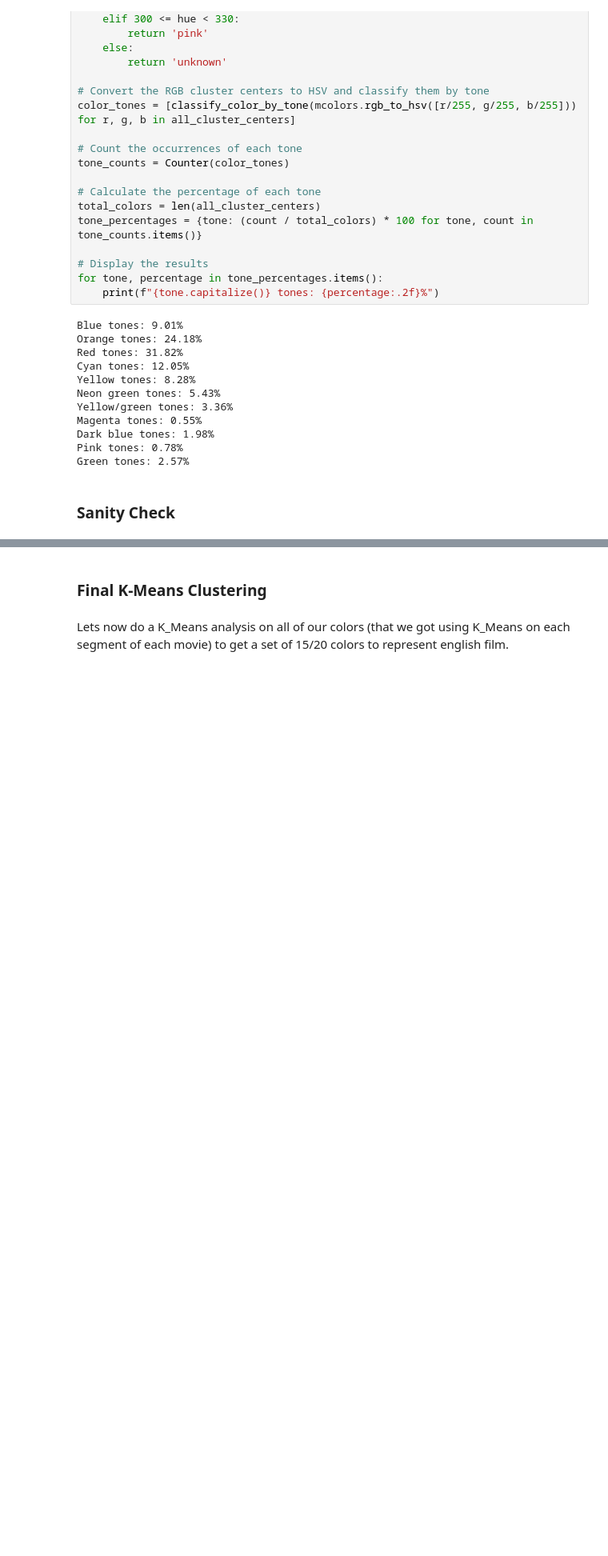
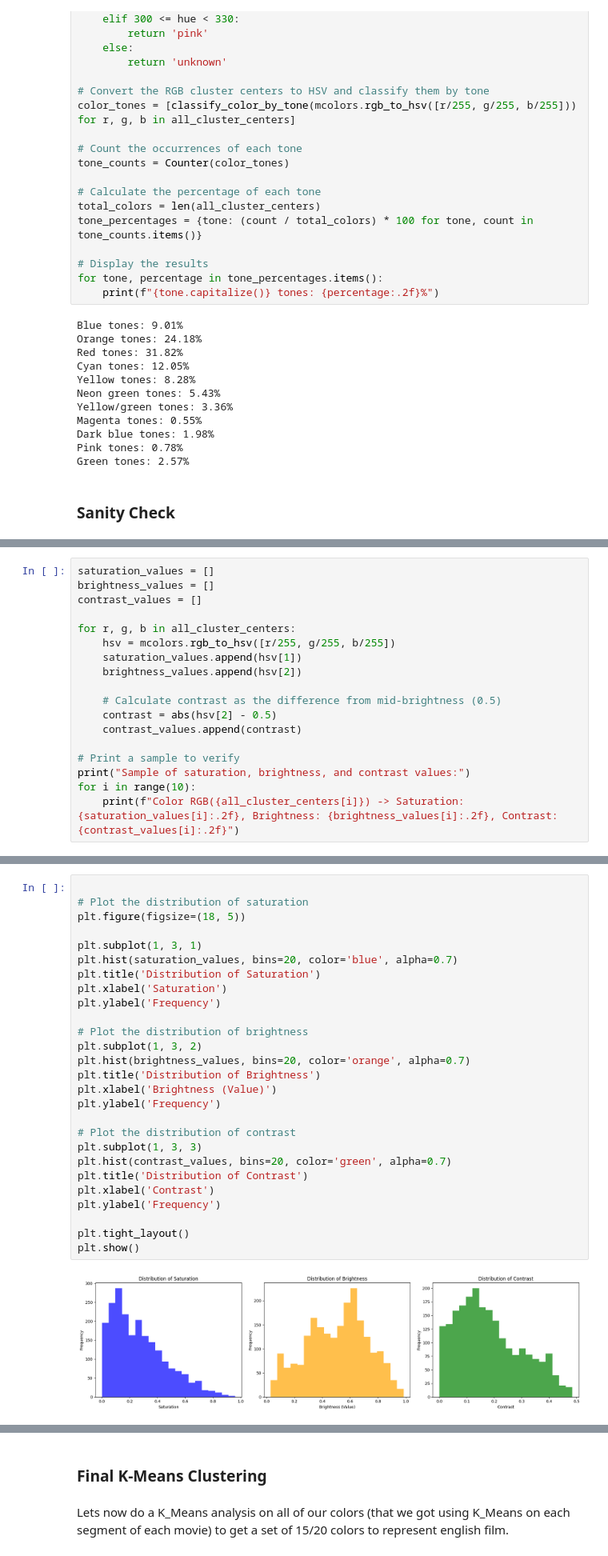
Before and after one commit to Rishab-Sudhir/Data-Science-Project---Colors-Of-Romance, a Jupyter notebook: English-Analysis/English_K_means_&_Color_Analysis_.ipynb, the cells around one changed output, grey strips where cells are left out. Shown at 80% size. Drawn from its saved outputs; the diff is of its cells as text; blank space fills up the shorter version.

Commit message:
Updated English analysis to look into filter usage
more specifically brightness, saturation, contrast and color_temperature

```diff
--- a/English-Analysis/English_K_means_&_Color_Percentages_Analysis_.ipynb
+++ b/English-Analysis/English_K_means_&_Color_Analysis_.ipynb
@@ -491,0 +516,18 @@ Green: 56 colors (2.57%)
+# %%
+saturation_values = []
+brightness_values = []
+contrast_values = []
+
+for r, g, b in all_cluster_centers:
+    hsv = mcolors.rgb_to_hsv([r/255, g/255, b/255])
+    saturation_values.append(hsv[1])
+    brightness_values.append(hsv[2])
+
+    # Calculate contrast as the difference from mid-brightness (0.5)
+    contrast = abs(hsv[2] - 0.5)
+    contrast_values.append(contrast)
+
+# Print a sample to verify
+print("Sample of saturation, brightness, and contrast values:")
+for i in range(10):
+    print(f"Color RGB({all_cluster_centers[i]}) -> Saturation: {saturation_values[i]:.2f}, Brightness: {brightness_values[i]:.2f}, Contrast: {contrast_values[i]:.2f}")
@@ -491,0 +546,29 @@ Green: 56 colors (2.57%)
+# %%
+
+# Plot the distribution of saturation
+plt.figure(figsize=(18, 5))
+
+plt.subplot(1, 3, 1)
+plt.hist(saturation_values, bins=20, color='blue', alpha=0.7)
+plt.title('Distribution of Saturation')
+plt.xlabel('Saturation')
+plt.ylabel('Frequency')
+
+# Plot the distribution of brightness
+plt.subplot(1, 3, 2)
+plt.hist(brightness_values, bins=20, color='orange', alpha=0.7)
+plt.title('Distribution of Brightness')
+plt.xlabel('Brightness (Value)')
+plt.ylabel('Frequency')
+
+# Plot the distribution of contrast
+plt.subplot(1, 3, 3)
+plt.hist(contrast_values, bins=20, color='green', alpha=0.7)
+plt.title('Distribution of Contrast')
+plt.xlabel('Contrast')
+plt.ylabel('Frequency')
+
+plt.tight_layout()
+plt.show()
+# %% [output]
+[figure, added]
```
Also changed, not shown: parts of 23 cells of this notebook, 3 other files.
